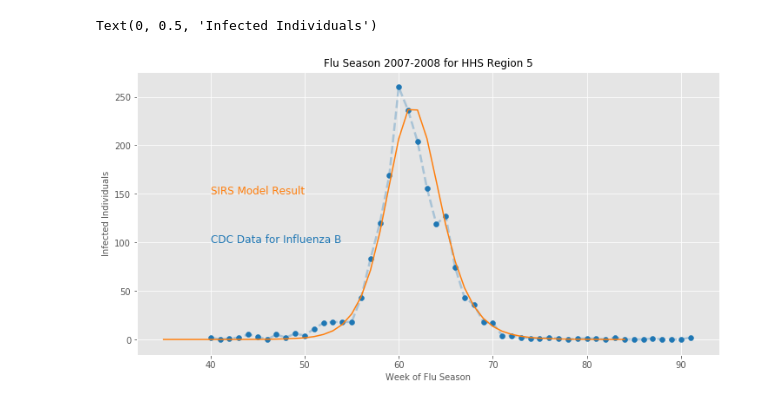
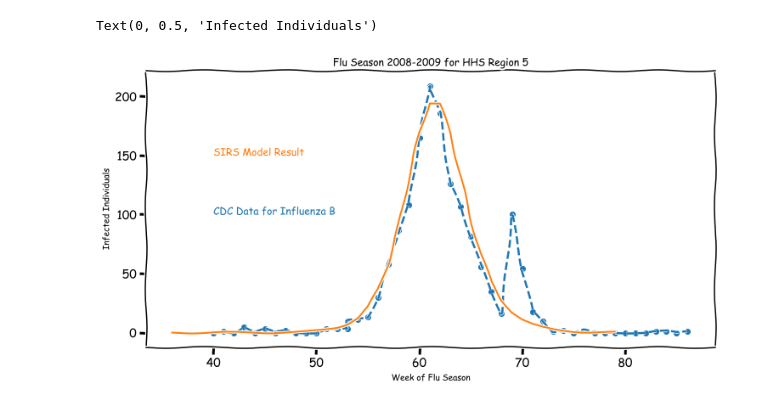
Before and after one commit to GaloisInc/AMIDOL, a Jupyter notebook: docs/SIRS/Python SIRS Modeling.ipynb, the cells around one changed output. Saved outputs shown, nothing was run; the diff lists cells and outputs as text; code cells hidden in the pictures.

```diff
--- a/docs/SIRS/Python SIRS Modeling.ipynb
+++ b/docs/SIRS/Python SIRS Modeling.ipynb
@@ -8,7 +8,7 @@ from scipy.integrate import odeint
 # as a time series.
 virii = ["A (H1)", "A (H3)", "A (Subtyping not Performed)", "B"]
 virus = "B"
-file = "data/2007-2008_Region-5_WHO-NREVSS.csv"
+file = "data/2008-2009_Region-5_WHO-NREVSS.csv"
 fluData = pd.read_csv(file)[["YEAR", "WEEK", "TOTAL SPECIMENS"] + virii]
 firstWeek = fluData["WEEK"][0]
 fluData["T"] = fluData["WEEK"] + 52 * (fluData["WEEK"] < firstWeek)
@@ -16,13 +16,14 @@ fluData = fluData.drop(["YEAR", "WEEK"], axis=1)
 
 match = re.match("^data/(\d+-\d+)_Region-(\d+)_.*", file)
 title = "Flu Season " + match[1] + " for HHS Region " + match[2]
+region = "HHS " + match[2]
 match = re.match("^(\d+)-\d+.*", match[1])
 popYear = match[1]
 # %%
 import matplotlib.pyplot as plt
 %matplotlib inline
-#plt.xkcd()
-plt.style.use('ggplot')
+plt.xkcd()
+#plt.style.use('ggplot')
 tableau20 = [(31, 119, 180), (174, 199, 232), (255, 127, 14), (255, 187, 120),
              (44, 160, 44), (152, 223, 138), (214, 39, 40), (255, 152, 150),
              (148, 103, 189), (197, 176, 213), (140, 86, 75), (196, 156, 148),
@@ -37,7 +38,7 @@ for i in range(len(tableau20)):
 plt.figure(figsize=(12,6))
 
 for idx in [0, 1, 2, 3]:
-    plt.plot(fluData['T'], fluData[virii[idx]], ls="--", lw=2.5, color=tableau20[idx*2], alpha=0.3)
+    plt.plot(fluData['T'], fluData[virii[idx]], ls="--", lw=2.5, color=tableau20[idx*2], alpha=1)
     plt.scatter(fluData['T'], fluData[virii[idx]], color=tableau20[idx*2])
     y_pos = 200 + idx*50
     plt.text(40, y_pos, "Virus Strain:" + virii[idx], fontsize=8, color=tableau20[idx*2])
@@ -55,7 +56,7 @@ popData = pd.read_csv('data/population_data.csv', index_col=0)
 # I0 - initial infected -- we assume 1.
 # R0 - initial recovered -- we assume none.
 # S0 - initial susceptible -- S0 = N - I0 - R0
-N = 52000000#int(popData[popData['Year'] == int(popYear)]['HHS 5']) #
+N = int(popData[popData['Year'] == int(popYear)][region]) #
 I0 = 1
 R0 = 0
 S0 = N - R0 - I0
@@ -70,33 +71,33 @@ def deriv(y, t, N, beta, gamma):
     dIdt = beta * S * I / N - gamma * I
     dRdt = gamma * I
     return dSdt, dIdt, dRdt
 
 y0 = S0, I0, R0
 
 min = 40
 max = fluData['T'].max()
 t = list(range(min*7, max*7))
 w = [x/7 for x in t]
 
 ret = odeint(deriv, y0, t, args=(N, beta, gamma))
 S, I, R = ret.T
 
 incidence_predicted = -np.diff(S[0:len(S)-1:7])
 incidence_observed = fluData['B']
 fraction_confirmed = incidence_observed.sum()/incidence_predicted.sum()
 
 # Correct for the week of missed incidence
 plotT = fluData['T'] - 7
 
 plt.figure(figsize=(12,6))
-plt.plot(fluData['T'], fluData['B'], ls="--", lw=2.5, color=tableau20[0], alpha=0.3)
+plt.plot(fluData['T'], fluData['B'], ls="--", lw=2.5, color=tableau20[0], alpha=1)
 plt.scatter(fluData['T'], fluData['B'], color=tableau20[0])
-plt.plot(plotT[2:], incidence_predicted*fraction_confirmed, color=tableau20[2])
+plt.plot(plotT[3:], incidence_predicted*fraction_confirmed, color=tableau20[2])
 plt.text(40, 100, "CDC Data for Influenza B", fontsize=12, color=tableau20[0])
 plt.text(40, 150, "SIRS Model Result", fontsize=12, color=tableau20[2])
 plt.title(title, fontsize=12)
 plt.xlabel("Week of Flu Season", fontsize=10)
 plt.ylabel("Infected Individuals", fontsize=10)
 # %% [output]
 Text(0, 0.5, 'Infected Individuals')
-[figure, old version]
+[figure, new version]
```
Also changed, not shown: parts of 1 cell of this notebook, 2 other files.
